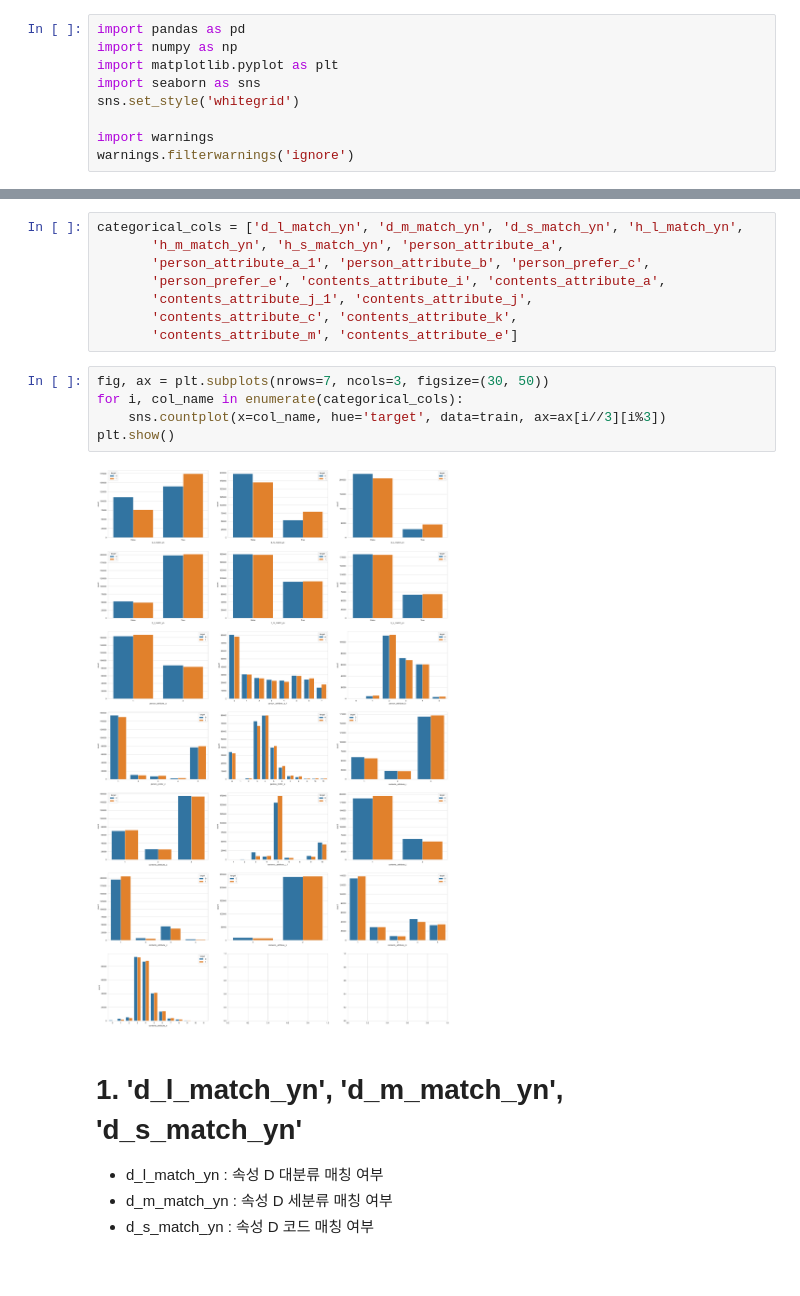
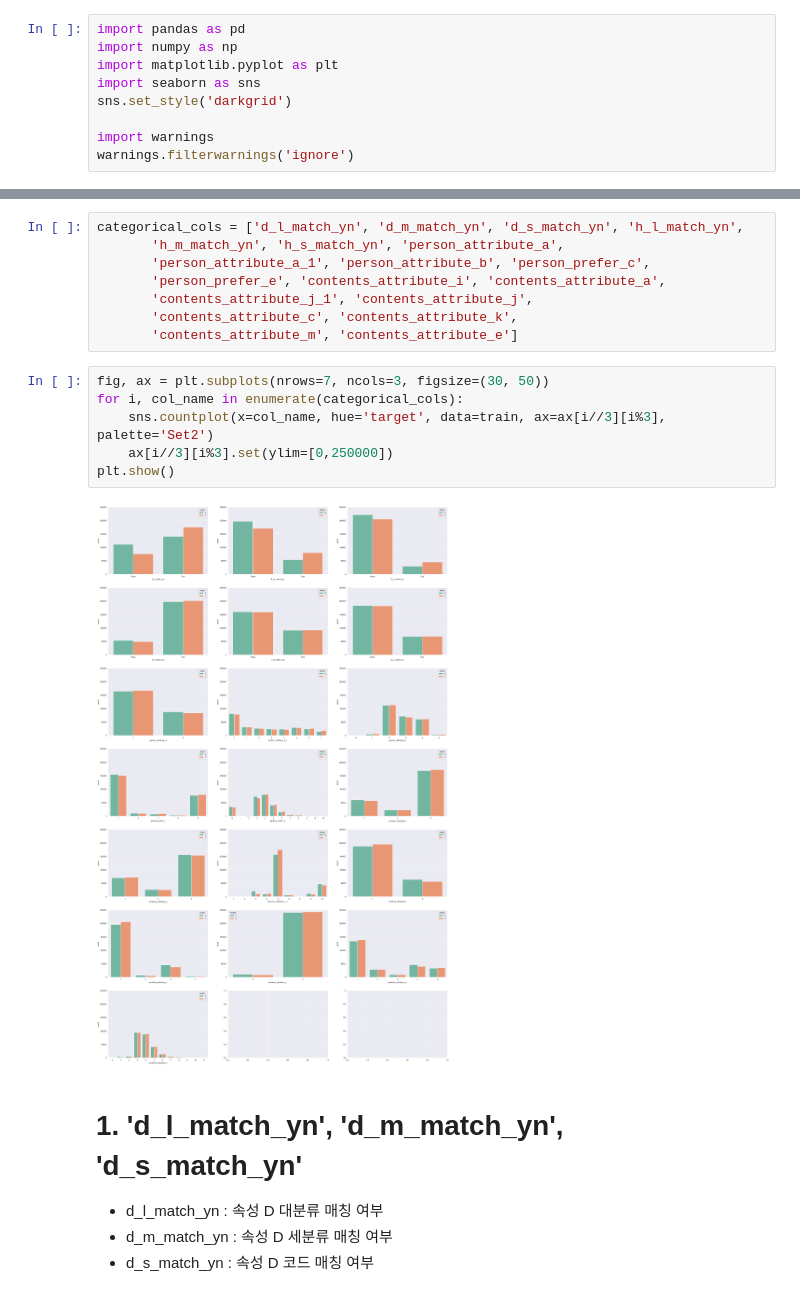
Before and after one commit to joniekwon/dacon, a Jupyter notebook: jobcare/day1-EDA.ipynb, the cells around one changed output, grey strips where cells are left out. Cells and saved outputs as stored; diff of their text form.

```diff
--- a/jobcare/day1-EDA.ipynb
+++ b/jobcare/day1-EDA.ipynb
@@ -3,7 +3,7 @@ import pandas as pd
 import numpy as np
 import matplotlib.pyplot as plt
 import seaborn as sns
-sns.set_style('whitegrid')
+sns.set_style('darkgrid')
 
 import warnings
 warnings.filterwarnings('ignore')
@@ -100,10 +100,11 @@ categorical_cols = ['d_l_match_yn', 'd_m_match_yn', 'd_s_match_yn', 'h_l_match_y
 # %%
 fig, ax = plt.subplots(nrows=7, ncols=3, figsize=(30, 50))
 for i, col_name in enumerate(categorical_cols):
-    sns.countplot(x=col_name, hue='target', data=train, ax=ax[i//3][i%3])
+    sns.countplot(x=col_name, hue='target', data=train, ax=ax[i//3][i%3], palette='Set2')
+    ax[i//3][i%3].set(ylim=[0,250000])
 plt.show()
 # %% [output]
-[figure, old version]
+[figure, new version]
 # %% [markdown]
 # 1. 'd_l_match_yn', 'd_m_match_yn', 'd_s_match_yn'
 * d_l_match_yn :  속성 D 대분류 매칭 여부
```
Also changed, not shown: parts of 63 cells of this notebook.
